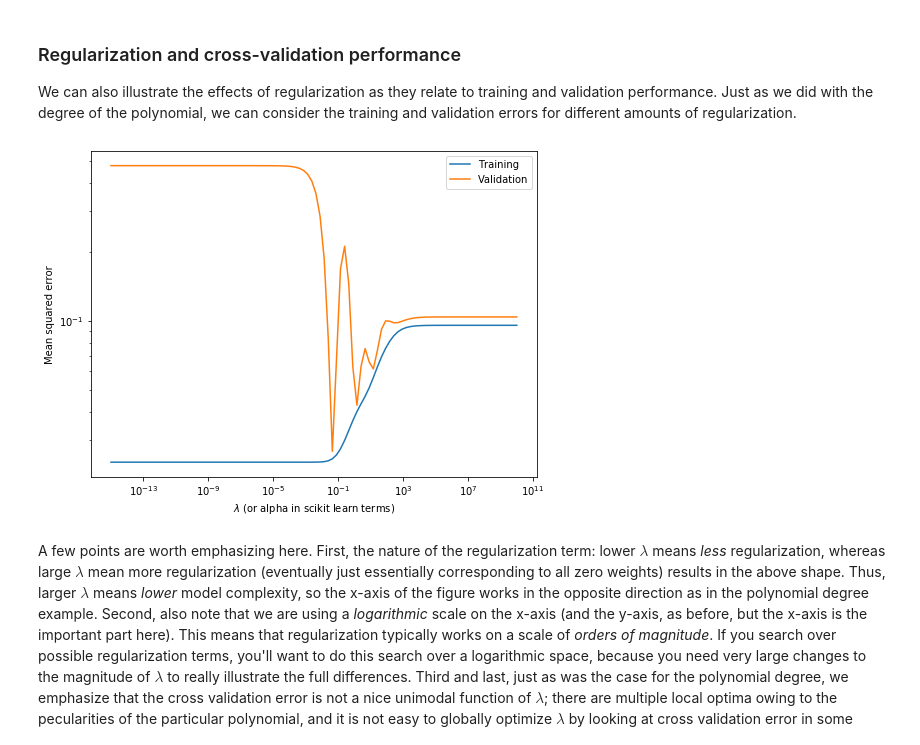
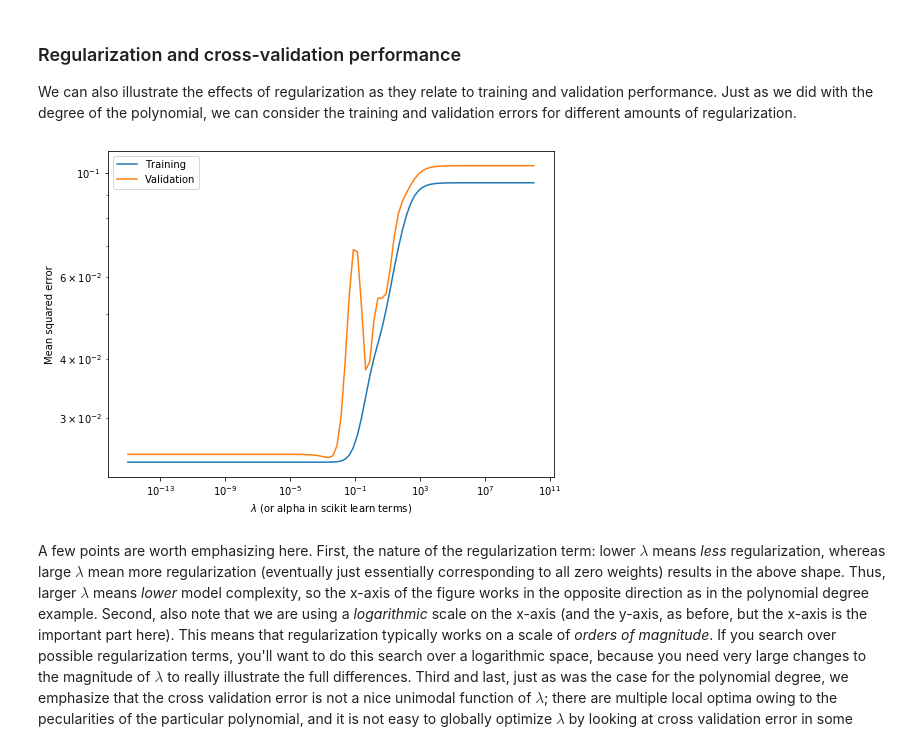
Before and after one commit to IS3UniCologne/DSML_2021, a Jupyter notebook: 03_Workshops/DSML_WS_09_AdvancedRegression/DSML_WS_09_AdvancedRegression.ipynb, the cells around one changed output. Drawn from its saved outputs; the diff is of its cells as text; code cells hidden in the pictures.

```diff
--- a/03_Workshops/DSML_WS_09_AdvancedRegression/DSML_WS_09_AdvancedRegression.ipynb
+++ b/03_Workshops/DSML_WS_09_AdvancedRegression/DSML_WS_09_AdvancedRegression.ipynb
@@ -304,7 +306,6 @@ def plot_L2_regression_performance (x, y, deg):
         # fit model
         model_L2 = Ridge(alpha = alpha, normalize = True, solver = 'lsqr') # select least squares regression as solver
         model_L2.fit(X_train_poly, y_train)
-        prediction = model_L2.predict(X_test_poly)
 
         # compute errors
         err_train.append(mean_squared_error(model_L2.predict(X_train_poly), y_train))
@@ -318,9 +319,9 @@ def plot_L2_regression_performance (x, y, deg):
     plt.ylabel("Mean squared error")
     plt.show()
 # %%
-plot_L2_regression_performance(xp,yp,100)
+plot_L2_regression_performance(xp,yp,75)
 # %% [output]
-[figure, old version]
+[figure, new version]
 # %% [markdown]
 A few points are worth emphasizing here.  First, the nature of the regularization term: lower $\lambda$ means _less_ regularization, whereas large $\lambda$ mean more regularization (eventually just essentially corresponding to all zero weights) results in the above shape.  Thus, larger $\lambda$ means _lower_ model complexity, so the x-axis of the figure works in the opposite direction as in the polynomial degree example.  Second, also note that we are using a _logarithmic_ scale on the x-axis (and the y-axis, as before, but the x-axis is the important part here).  This means that regularization typically works on a scale of _orders of magnitude_.  If you search over possible regularization terms, you'll want to do this search over a logarithmic space, because you need very large changes to the magnitude of $\lambda$ to really illustrate the full differences.  Third and last, just as was the case for the polynomial degree, we emphasize that the cross validation error is not a nice unimodal function of $\lambda$; there are multiple local optima owing to the pecularities of the particular polynomial, and it is not easy to globally optimize $\lambda$ by looking at cross validation error in some local region alone.  For this reason, techniques like grid searches are often more common in practice for finding model hyperparamters (including the $\lambda$ term), instead of techniques like gradient-based optimization.
 # %% [markdown]
```
Also changed, not shown: parts of 13 cells of this notebook, 3 other files.
